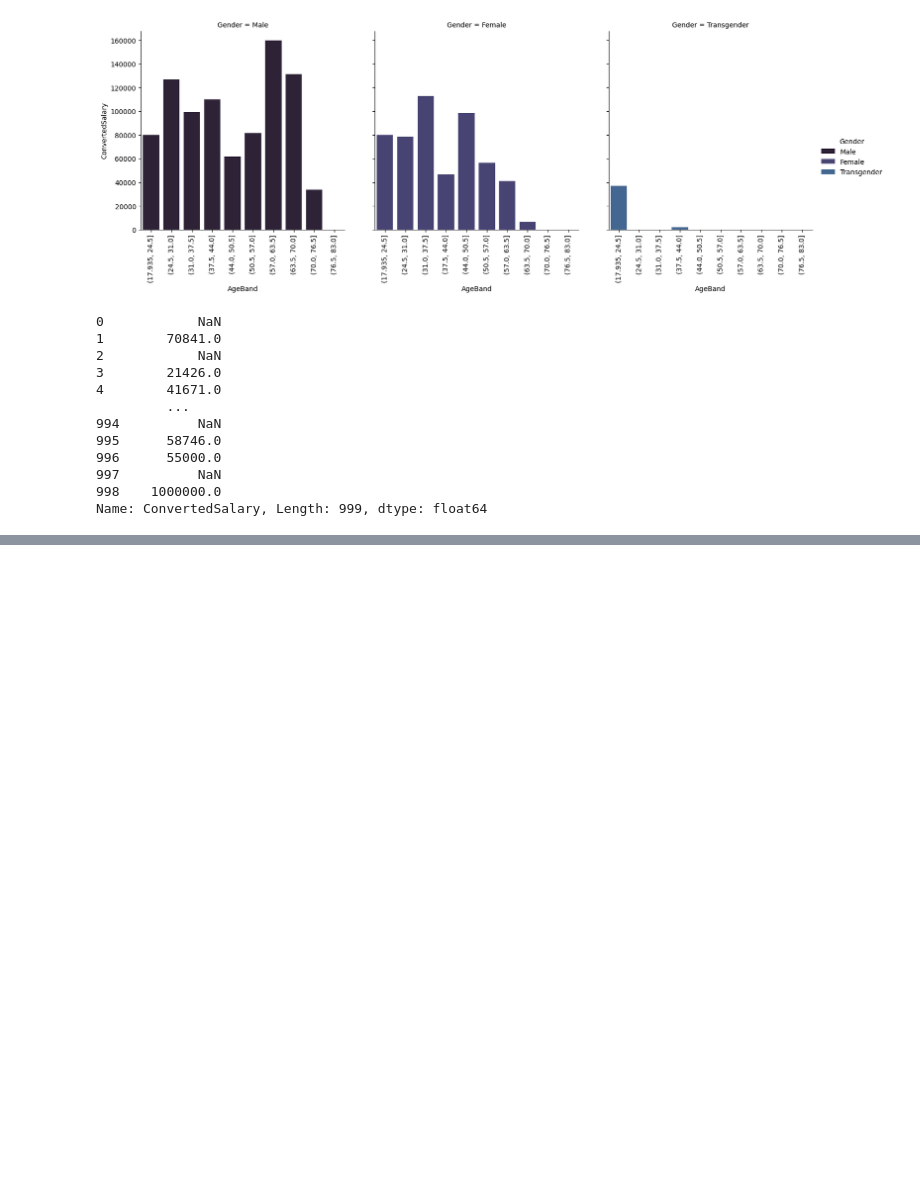
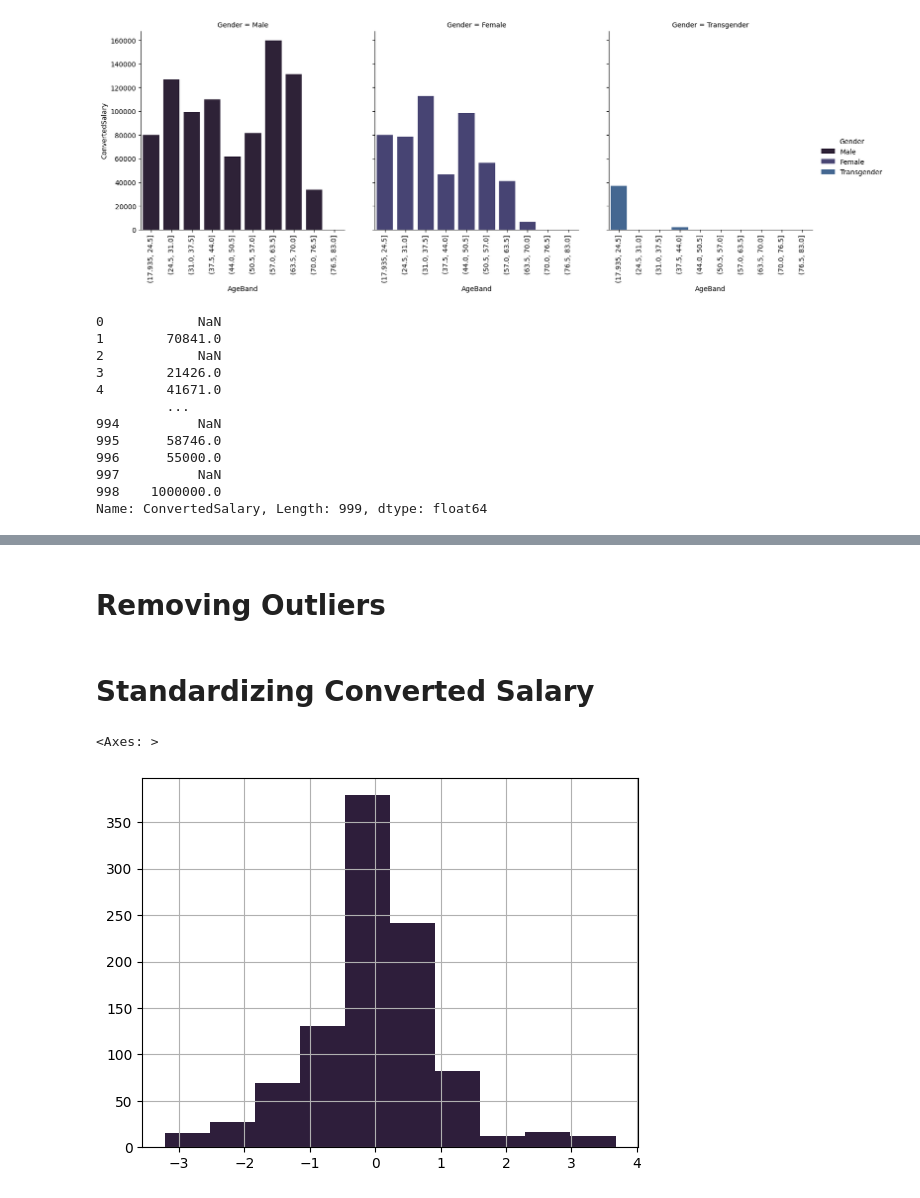
Before and after one commit to Ihaxxxx/Machine-Learning, a Jupyter notebook: Projects/stackoverflow/index.ipynb, the cells around one changed output, grey strips where cells are left out. Saved outputs shown, nothing was run; the diff lists cells and outputs as text; code cells hidden in the pictures; blank space fills up the shorter version.

```diff
--- a/Projects/stackoverflow/index.ipynb
+++ b/Projects/stackoverflow/index.ipynb
@@ -372,0 +417,24 @@ Name: ConvertedSalary, Length: 999, dtype: float64
+# %%
+df = stack_df
+# %%
+
+df['ConvertedSalary'] = df.groupby(
+['Country','FormalEducation','Years Experience','StackOverflowJobsRecommend']
+)['ConvertedSalary'].transform(lambda x: x.fillna(x.median()))
+
+df['ConvertedSalary'] = df.groupby(
+['Country','FormalEducation','Years Experience']
+)['ConvertedSalary'].transform(lambda x: x.fillna(x.median()))
+
+
+df['ConvertedSalary'] = df.groupby(
+['Country','FormalEducation']
+)['ConvertedSalary'].transform(lambda x: x.fillna(x.median()))
+
+
+df['ConvertedSalary'] = df.groupby(
+['Country']
+)['ConvertedSalary'].transform(lambda x: x.fillna(x.median()))
+
+
+df['ConvertedSalary'] = df['ConvertedSalary'].fillna(df['ConvertedSalary'].median())
@@ -372,0 +456,23 @@ Name: ConvertedSalary, Length: 999, dtype: float64
+# %% [markdown]
+# Removing Outliers
+# %%
+mean = df['ConvertedSalary'].mean()
+std = df['ConvertedSalary'].std()
+
+cut_off = std * 3
+
+lower , upper = mean - cut_off , mean + cut_off
+
+df = df[(df['ConvertedSalary'] < upper) & (df['ConvertedSalary'] > lower)]
+# %% [markdown]
+# Standardizing Converted Salary
+# %%
+log = PowerTransformer()
+log.fit(df[['ConvertedSalary']])
+
+df['log_ConvertedSalary'] = log.transform(df[["ConvertedSalary"]])
+
+df['log_ConvertedSalary'].hist()
+# %% [output]
+<Axes: >
+[figure, added]
```
Also changed, not shown: parts of 43 cells of this notebook, 5 other files.
